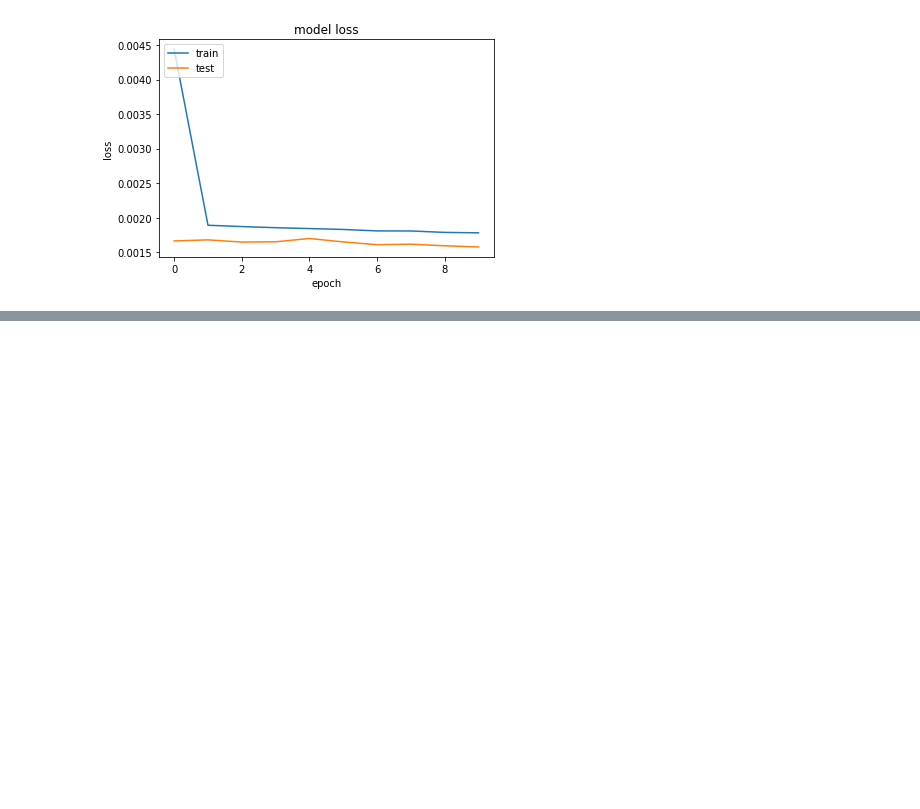
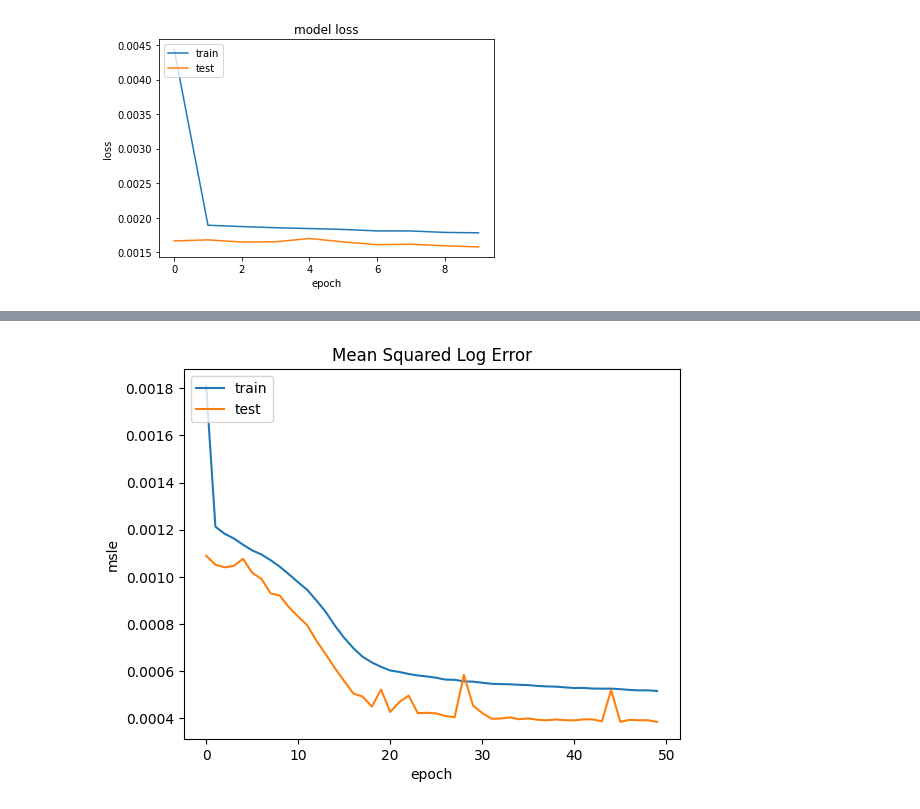
Before and after one commit to roy-sub/Time-Series-Air-Quality-Index-Prediction-and-Analysis-using-Multiple-Deep-Learning-Models, a Jupyter notebook: GRU.ipynb, the cells around one changed output, grey strips where cells are left out. Saved outputs shown, nothing was run; the diff lists cells and outputs as text; code cells hidden in the pictures; blank space fills up the shorter version.

```diff
--- a/GRU.ipynb
+++ b/GRU.ipynb
@@ -341,0 +412,10 @@ plt.show()
+# %%
+plt.plot(hist.history['mean_squared_logarithmic_error'])
+plt.plot(hist.history['val_mean_squared_logarithmic_error'])
+plt.title('Mean Squared Log Error')
+plt.ylabel('msle')
+plt.xlabel('epoch')
+plt.legend(['train', 'test'], loc='upper left')
+plt.show()
+# %% [output]
+[figure, added]
```
Also changed, not shown: parts of 15 cells of this notebook.
